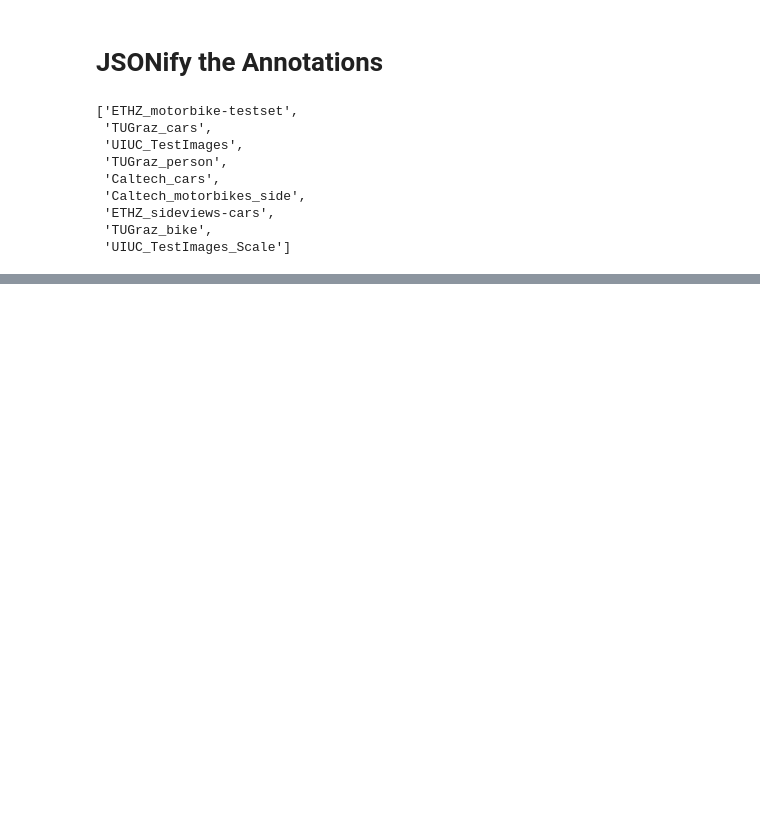
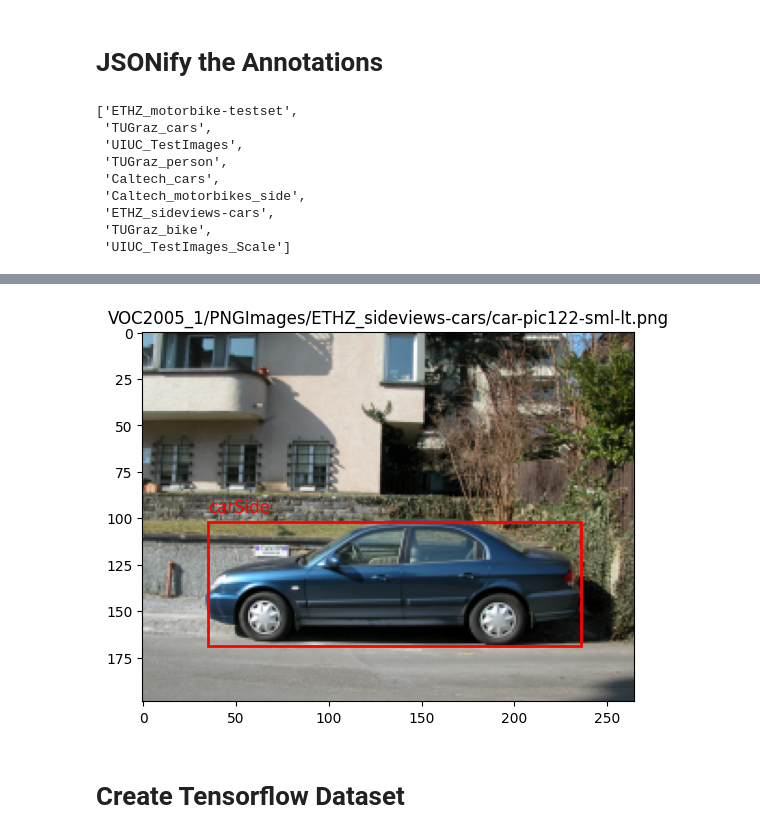
Before and after one commit to vidurp/notebooks, a Jupyter notebook: PASCAL_VOC_Annotation_Parsing.ipynb, the cells around one changed output, grey strips where cells are left out. Saved outputs shown, nothing was run; the diff lists cells and outputs as text; code cells hidden in the pictures; blank space fills up the shorter version.

Commit message:
update to parse out json

```diff
--- a/PASCAL_VOC_Annotation_Parsing.ipynb
+++ b/PASCAL_VOC_Annotation_Parsing.ipynb
@@ -221,0 +230,5 @@ CreateJSONFromPascalDataSet('/content/VOC2005_1','test.json')
+# %%
+with open('test.json', 'r') as f:
+    data = json.load(f)
+
+data.keys()
@@ -221,0 +251,26 @@ CreateJSONFromPascalDataSet('/content/VOC2005_1','test.json')
+# %%
+RandImg = random.choice(data['Files'])
+FilePath = RandImg['filepath']
+img = plt.imread(FilePath)
+fig, ax = plt.subplots()
+plt.imshow(img)
+
+Objects = RandImg['object']
+for idx in range(len(Objects)):
+    obj = Objects[idx]
+    label = obj['label']
+    xmin = int(obj['bndbox']['xmin'])
+    ymin = int(obj['bndbox']['ymin'])
+    xmax = int(obj['bndbox']['xmax'])
+    ymax = int(obj['bndbox']['ymax'])
+    bbox = [ xmin, ymin, xmax, ymax ]
+    # Create a Rectangle patch
+    rect = patches.Rectangle((xmin, ymin), (xmax-xmin), (ymax-ymin), linewidth=2, edgecolor='r', facecolor='none')
+    # Add the patch to the Axes
+    ax.add_patch(rect)
+    plt.text(xmin, ymin - 5, label, fontsize=12, color='r')
+    plt.title(f'{FilePath}')
+# %% [output]
+[figure, added]
+# %% [markdown]
+# Create Tensorflow Dataset
```
Also changed, not shown: parts of 4 cells of this notebook.
